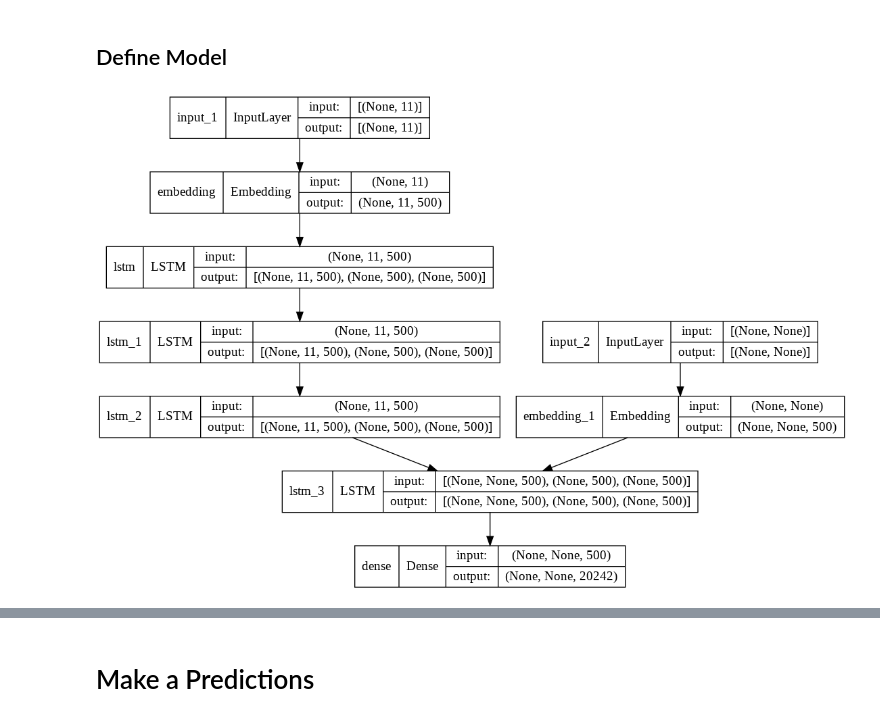
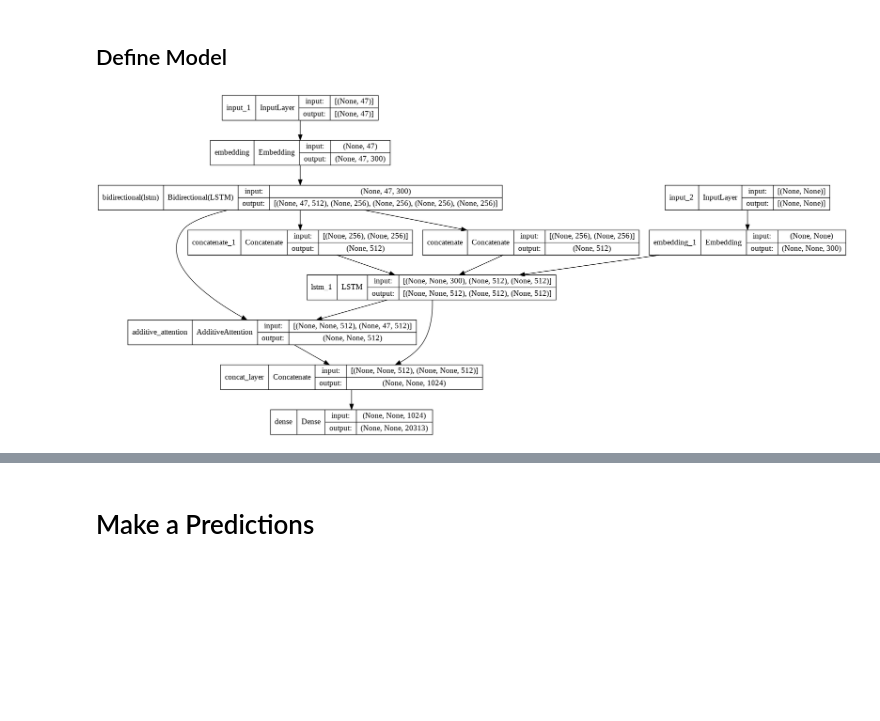
Before and after one commit to VolodymyrBrintsov/Eng2Pol-Machine-Translation, a Jupyter notebook: Machine_Translation.ipynb, the cells around one changed output, grey strips where cells are left out. Saved outputs shown, nothing was run; the diff lists cells and outputs as text; code cells hidden in the pictures; blank space fills up the shorter version.

Commit message:
Added attention model

```diff
--- a/Machine_Translation.ipynb
+++ b/Machine_Translation.ipynb
@@ -148,2 +163,19 @@ encoder_outputs, state_h, state_c= encoder_lstm3(encoder_output2)
+# %%
+# Encoder input
+encoder_inputs = Input(shape=(max_len_en,))
+
+# Embedding layer- i am using 1024 output-dim for embedding you can try diff values 100,256,512,1000
+enc_emb = Embedding(vocab_size_en, 300)(encoder_inputs)
+
+# Bidirectional lstm layer
+enc_lstm1 = Bidirectional(LSTM(256,return_sequences=True,return_state=True))
+encoder_outputs1, forw_state_h, forw_state_c, back_state_h, back_state_c = enc_lstm1(enc_emb)
+
+# Concatenate both h and c
+final_enc_h = Concatenate()([forw_state_h,back_state_h])
+final_enc_c = Concatenate()([forw_state_c,back_state_c])
+
+# get Context vector
+encoder_states =[final_enc_h, final_enc_c]
 # %% [markdown]
 ## Decoder
@@ -161,7 +182,31 @@ decoder_outputs = decoder_dense(decoder_outputs)
+# %%
+#  decoder input
+decoder_inputs = Input(shape=(None,))
+
+# decoder embedding with same number as encoder embedding
+dec_emb_layer = Embedding(vocab_size_pl, 300)
+dec_emb = dec_emb_layer(decoder_inputs)   # apply this way because we need embedding layer for prediction
+
+# In encoder we used Bidirectional so it's having two LSTM's so we have to take double units(256*2=512) for single decoder lstm
+# LSTM using encoder's final states as initial state
+decoder_lstm = LSTM(512, return_sequences=True, return_state=True)
+decoder_outputs, _, _ = decoder_lstm(dec_emb, initial_state=encoder_states)
+
+# Using Attention Layer
+attention_layer = AdditiveAttention()
+attention_result = attention_layer([decoder_outputs, encoder_outputs1])
+
+# Concat attention output and decoder LSTM output
+decoder_concat_input = Concatenate(axis=-1, name='concat_layer')([decoder_outputs, attention_result])
+
+# Dense layer with softmax
+decoder_dense = Dense(vocab_size_pl, activation='softmax')
+decoder_outputs = decoder_dense(decoder_concat_input)
 # %% [markdown]
 ## Define Model
 # %%
 model = Model([encoder_inputs, decoder_inputs], decoder_outputs)
+model.compile(optimizer='rmsprop', loss='sparse_categorical_crossentropy', metrics=['accuracy'])
 plot_model(model, show_shapes=True)
 # %% [output]
-[figure, old version]
+[figure, new version]
```
Also changed, not shown: parts of 20 cells of this notebook, 3 other files.
